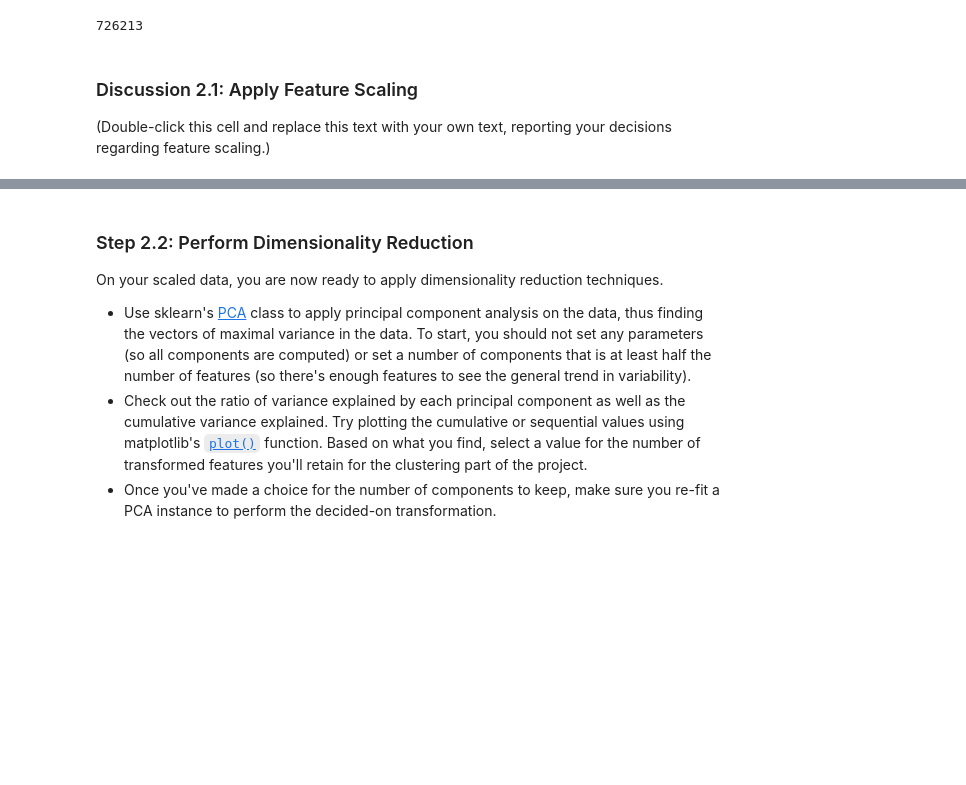
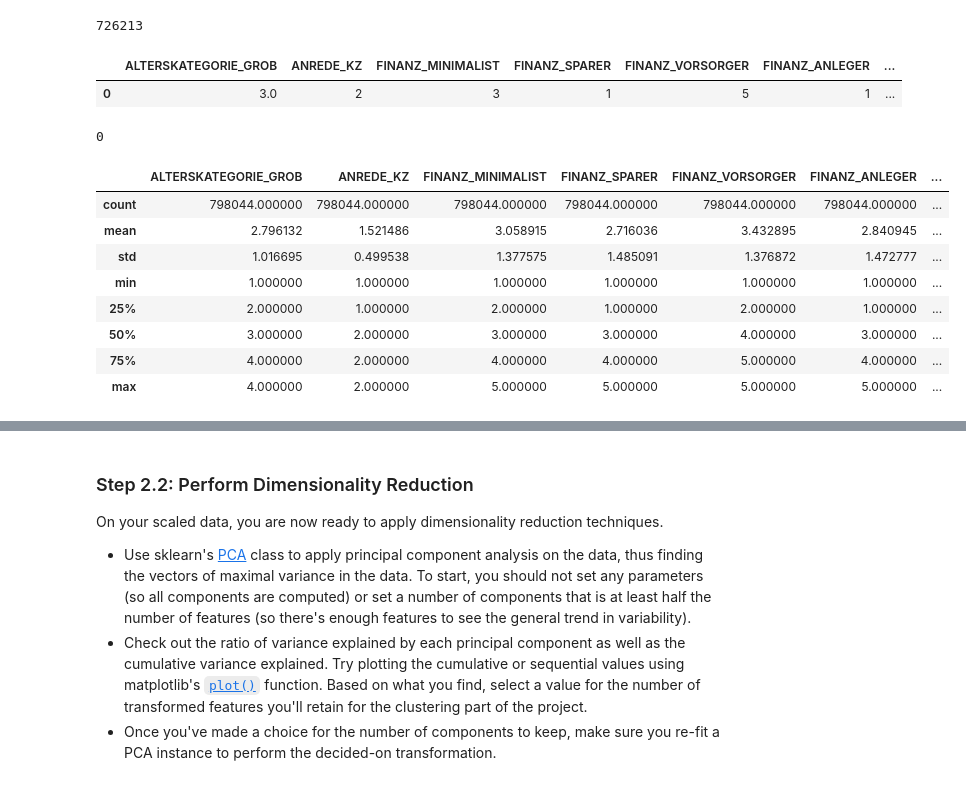
Before and after one commit to diggooddodg/Identify-customer-segments, a Jupyter notebook: Identify_Customer_Segments.ipynb, the cells around one changed output, grey strips where cells are left out. Cells and saved outputs as stored; diff of their text form; code cells hidden in the pictures; blank space fills up the shorter version.

```diff
--- a/Identify_Customer_Segments.ipynb
+++ b/Identify_Customer_Segments.ipynb
@@ -1257,4 +1247,23 @@ gen_demo_clean_imputeddf = pd.DataFrame(gen_demo_clean_imputed)
-# %% [markdown]
-### Discussion 2.1: Apply Feature Scaling
-
-(Double-click this cell and replace this text with your own text, reporting your decisions regarding feature scaling.)
+# %%
+gen_demo_clean.mode()
+# %% [output]
+|  | ALTERSKATEGORIE_GROB | ANREDE_KZ | FINANZ_MINIMALIST | FINANZ_SPARER | FINANZ_VORSORGER | FINANZ_ANLEGER | ... |
+| 0 | 3.0 | 2 | 3 | 1 | 5 | 1 | ... |
+# %%
+gen_demo_clean = gen_demo_clean.fillna(gen_demo_clean.mode().iloc[0])
+# %%
+gen_demo_clean.isna().sum().sum()
+# %% [output]
+0
+# %%
+gen_demo_clean.describe()
+# %% [output]
+|  | ALTERSKATEGORIE_GROB | ANREDE_KZ | FINANZ_MINIMALIST | FINANZ_SPARER | FINANZ_VORSORGER | FINANZ_ANLEGER | ... |
+| count | 798044.000000 | 798044.000000 | 798044.000000 | 798044.000000 | 798044.000000 | 798044.000000 | ... |
+| mean | 2.796132 | 1.521486 | 3.058915 | 2.716036 | 3.432895 | 2.840945 | ... |
+| std | 1.016695 | 0.499538 | 1.377575 | 1.485091 | 1.376872 | 1.472777 | ... |
+| min | 1.000000 | 1.000000 | 1.000000 | 1.000000 | 1.000000 | 1.000000 | ... |
+| 25% | 2.000000 | 1.000000 | 2.000000 | 1.000000 | 2.000000 | 1.000000 | ... |
+| 50% | 3.000000 | 2.000000 | 3.000000 | 3.000000 | 4.000000 | 3.000000 | ... |
+| 75% | 4.000000 | 2.000000 | 4.000000 | 4.000000 | 5.000000 | 4.000000 | ... |
+| max | 4.000000 | 2.000000 | 5.000000 | 5.000000 | 5.000000 | 5.000000 | ... |
```
Also changed, not shown: parts of 10 cells of this notebook.
